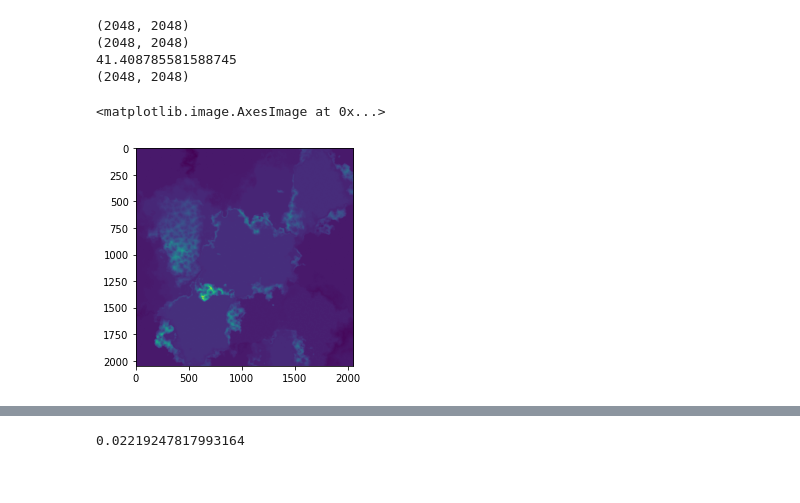
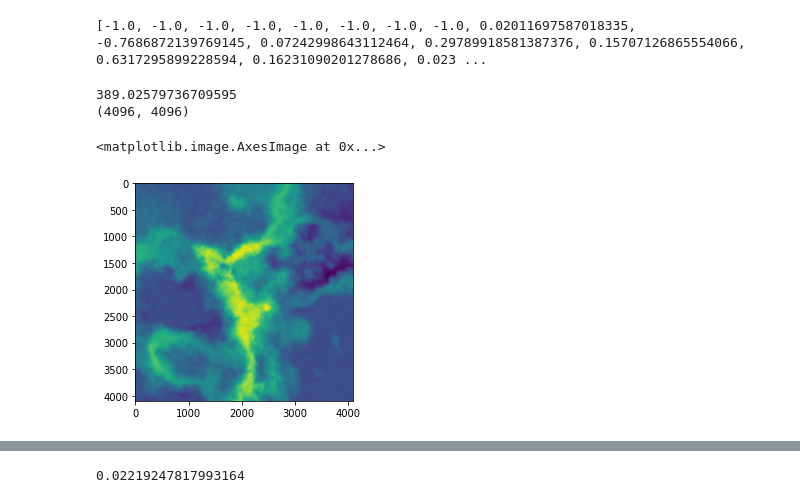
Before and after one commit to EddieMcT/Map_Generator, a Jupyter notebook: landscape generator.ipynb, the cells around one changed output, grey strips where cells are left out. Saved outputs shown, nothing was run; the diff lists cells and outputs as text; code cells hidden in the pictures.

Commit message:
All Plates Considered
Changed calculations to include all tectonic plates in order to fix rough edge glitches seen previously.

```diff
--- a/landscape generator.ipynb
+++ b/landscape generator.ipynb
@@ -41,23 +174,31 @@ array([[  0.        , 200.        ],
+# %%
+my_landscape = landscape_gen(200,200,num_plates=10,boundaries = True)
+print(my_landscape.heights)
+#my_landscape.heights = [-1.0, -1.0, -1.0, -1.0, -1.0, -1.0, -1.0, -1.0, 0.3562513890557195, 0.8433178635262817, -0.14835264949530602, -0.5807824894940778, -0.2386068573441662, -0.40777518074662567, 0.5199608993359099, -0.4730178884079901, -0.5971038484028552, 0.8943674073691379]
+my_landscape.centroids = np.asarray([[  0.        , 200.        ],[200.        ,   0.        ],[200.        , 200.        ],[  0.        ,   0.        ],[  0.        , 100.        ],[100.        ,   0.        ],[100.        , 200.        ],[200.        , 100.        ],
+       [ 55.81619914, 106.41546915],[ 66.39202538, 126.70217116],[117.51277566, 101.68669608],[ 13.26238216,  97.41696932],[ 21.16155366, 185.79169227],[147.56209404,  87.05649402],[ 16.64221753,  43.19355469],[111.71320542,   3.72814408],[184.12758595,   0.49181252],[ 48.37360915,  52.13912743]])
+# %% [output]
+[-1.0, -1.0, -1.0, -1.0, -1.0, -1.0, -1.0, -1.0, 0.02011697587018335, -0.7686872139769145, 0.07242998643112464, 0.29789918581387376, 0.15707126865554066, 0.6317295899228594, 0.16231090201278686, 0.023 ...
 # %%
-x = y = np.linspace(0,200,2048)
+x = y = np.linspace(150-4.096*4,150+4.096*4,4096)
 X, Y = np.meshgrid(x,y)
 
 start = time.time()
 Z = my_landscape.get_height(X,Y)#, octaves=2,neg_octaves=0, fade=0.5,voron=True,ndims=1)
 X, Y = np.meshgrid(x,y)
 
 
 end = time.time()
 print(end-start)
 print(Z.shape)
+a = Z.min()
+b = Z.max()
 plt.imshow(Z*0.5 + 0.5)
 # %% [output]
-(2048, 2048)
-(2048, 2048)
-41.408785581588745
-(2048, 2048)
+389.02579736709595
+(4096, 4096)
 <matplotlib.image.AxesImage at 0x...>
-[figure, old version]
+[figure, new version]
 # %%
 fig = plt.figure(figsize=(20,20))
 # =============
```
Also changed, not shown: parts of 17 cells of this notebook, 7 other files.
